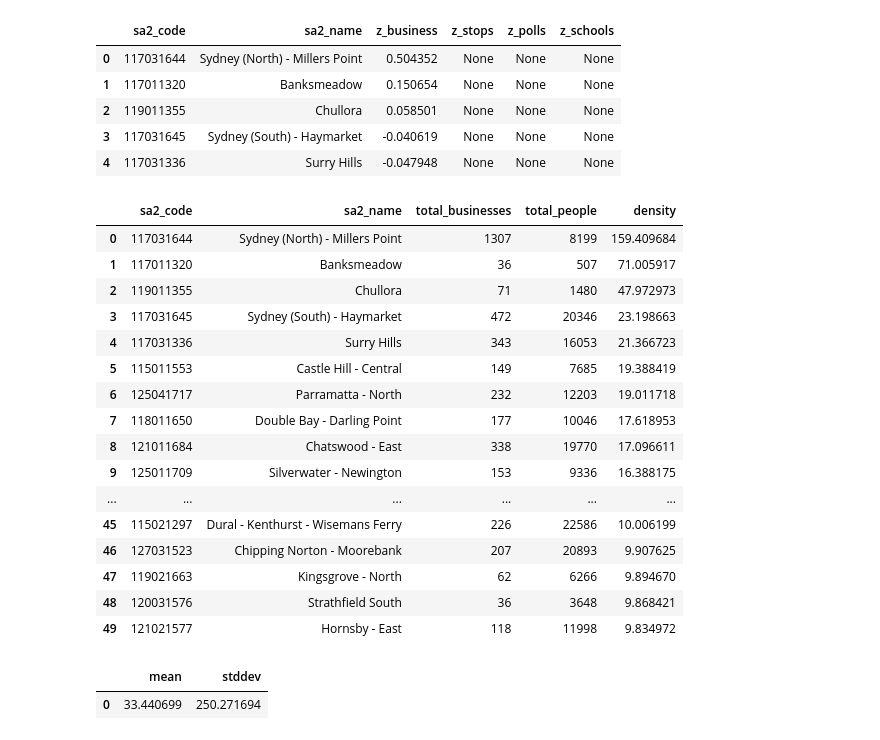
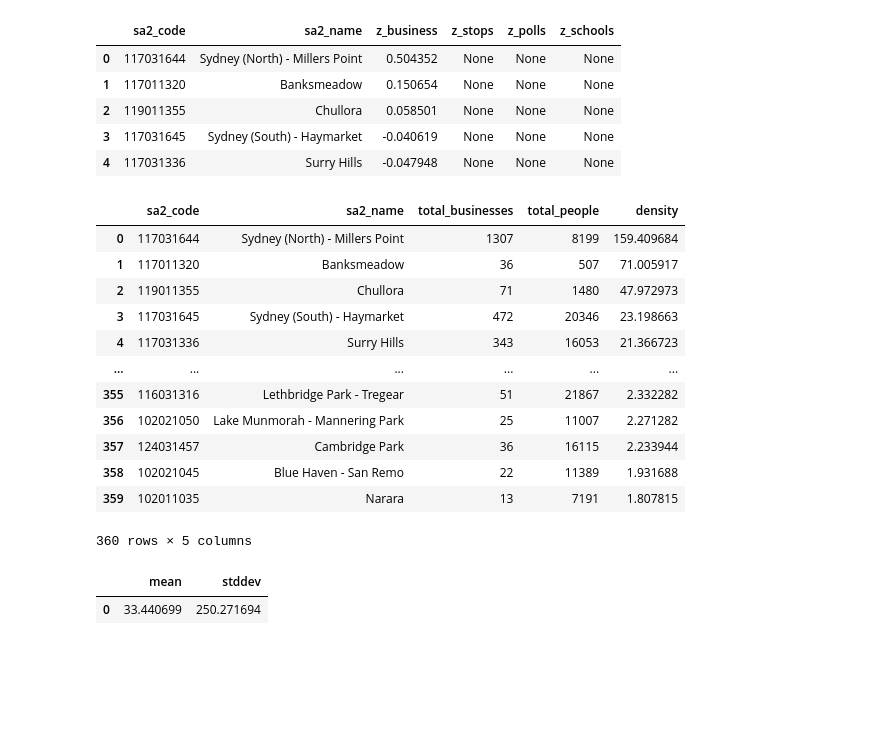
Before and after one commit to infernocadet/greater-sydney-analysis, a Jupyter notebook: Greater Sydney Analysis.ipynb, the cells around one changed output. Saved outputs shown, nothing was run; the diff lists cells and outputs as text; code cells hidden in the pictures; blank space fills up the shorter version.

Commit message:
initialised task 3 dfs and sql tables

```diff
--- a/Greater Sydney Analysis.ipynb
+++ b/Greater Sydney Analysis.ipynb
@@ -1983,33 +1807,28 @@ limit 5;
 # %%
 query(conn, """
 SELECT b.sa2_code, b.sa2_name, b.total_businesses, p.total_people, CASE
         WHEN p.total_people > 0 THEN CAST(b.total_businesses AS FLOAT) / p.total_people * 1000
         ELSE 0
     END AS density
 FROM business b
 JOIN population p on (p.sa2_code = b.sa2_code)
 where p.total_people > 100
-order by density desc, b.total_businesses desc, p.total_people desc
-limit 50;
+order by density desc, b.total_businesses desc, p.total_people desc;
 """)
 # %% [output]
 |  | sa2_code | sa2_name | total_businesses | total_people | density |
 | 0 | 117031644 | Sydney (North) - Millers Point | 1307 | 8199 | 159.409684 |
 | 1 | 117011320 | Banksmeadow | 36 | 507 | 71.005917 |
 | 2 | 119011355 | Chullora | 71 | 1480 | 47.972973 |
 | 3 | 117031645 | Sydney (South) - Haymarket | 472 | 20346 | 23.198663 |
 | 4 | 117031336 | Surry Hills | 343 | 16053 | 21.366723 |
-| 5 | 115011553 | Castle Hill - Central | 149 | 7685 | 19.388419 |
-| 6 | 125041717 | Parramatta - North | 232 | 12203 | 19.011718 |
-| 7 | 118011650 | Double Bay - Darling Point | 177 | 10046 | 17.618953 |
-| 8 | 121011684 | Chatswood - East | 338 | 19770 | 17.096611 |
-| 9 | 125011709 | Silverwater - Newington | 153 | 9336 | 16.388175 |
 | ... | ... | ... | ... | ... | ... |
-| 45 | 115021297 | Dural - Kenthurst - Wisemans Ferry | 226 | 22586 | 10.006199 |
-| 46 | 127031523 | Chipping Norton - Moorebank | 207 | 20893 | 9.907625 |
-| 47 | 119021663 | Kingsgrove - North | 62 | 6266 | 9.894670 |
-| 48 | 120031576 | Strathfield South | 36 | 3648 | 9.868421 |
-| 49 | 121021577 | Hornsby - East | 118 | 11998 | 9.834972 |
+| 355 | 116031316 | Lethbridge Park - Tregear | 51 | 21867 | 2.332282 |
+| 356 | 102021050 | Lake Munmorah - Mannering Park | 25 | 11007 | 2.271282 |
+| 357 | 124031457 | Cambridge Park | 36 | 16115 | 2.233944 |
+| 358 | 102021045 | Blue Haven - San Remo | 22 | 11389 | 1.931688 |
+| 359 | 102011035 | Narara | 13 | 7191 | 1.807815 |
+360 rows × 5 columns
 # %%
 query(conn, """
 WITH calculated AS (
```
Also changed, not shown: parts of 43 cells of this notebook.
